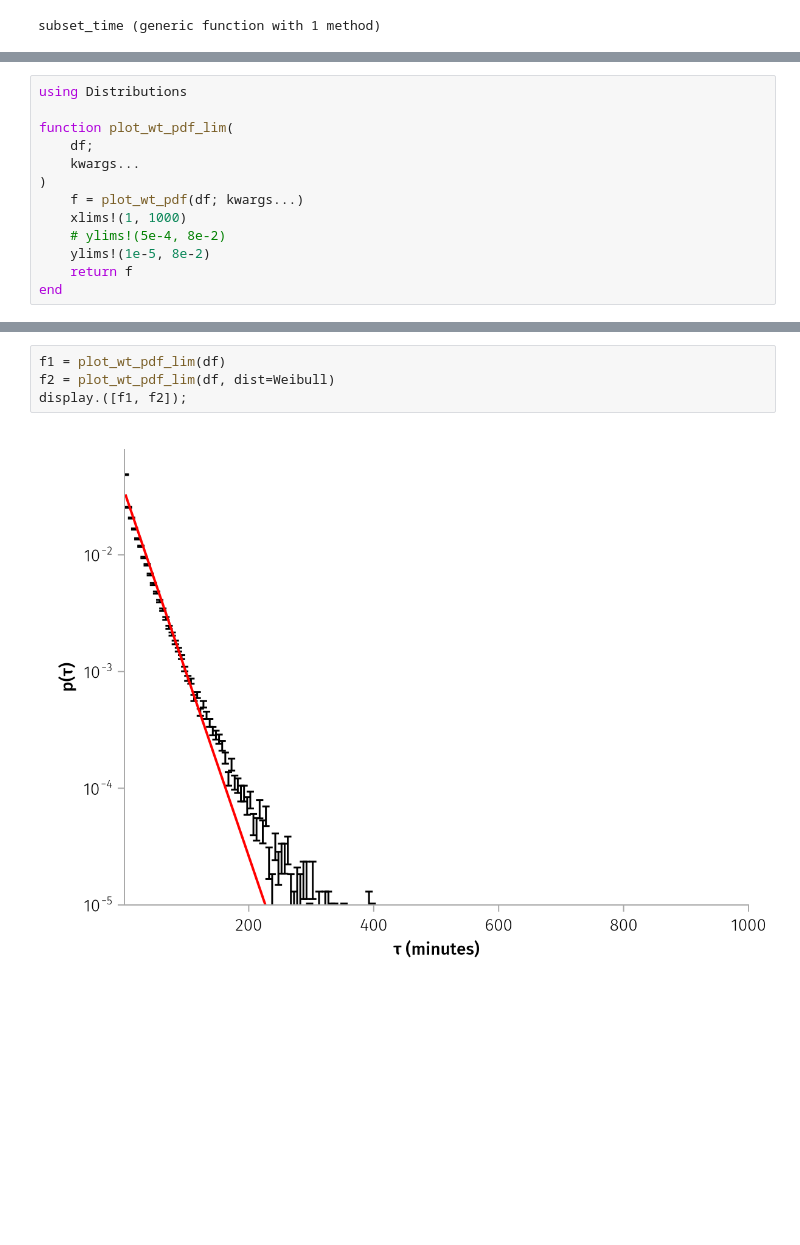
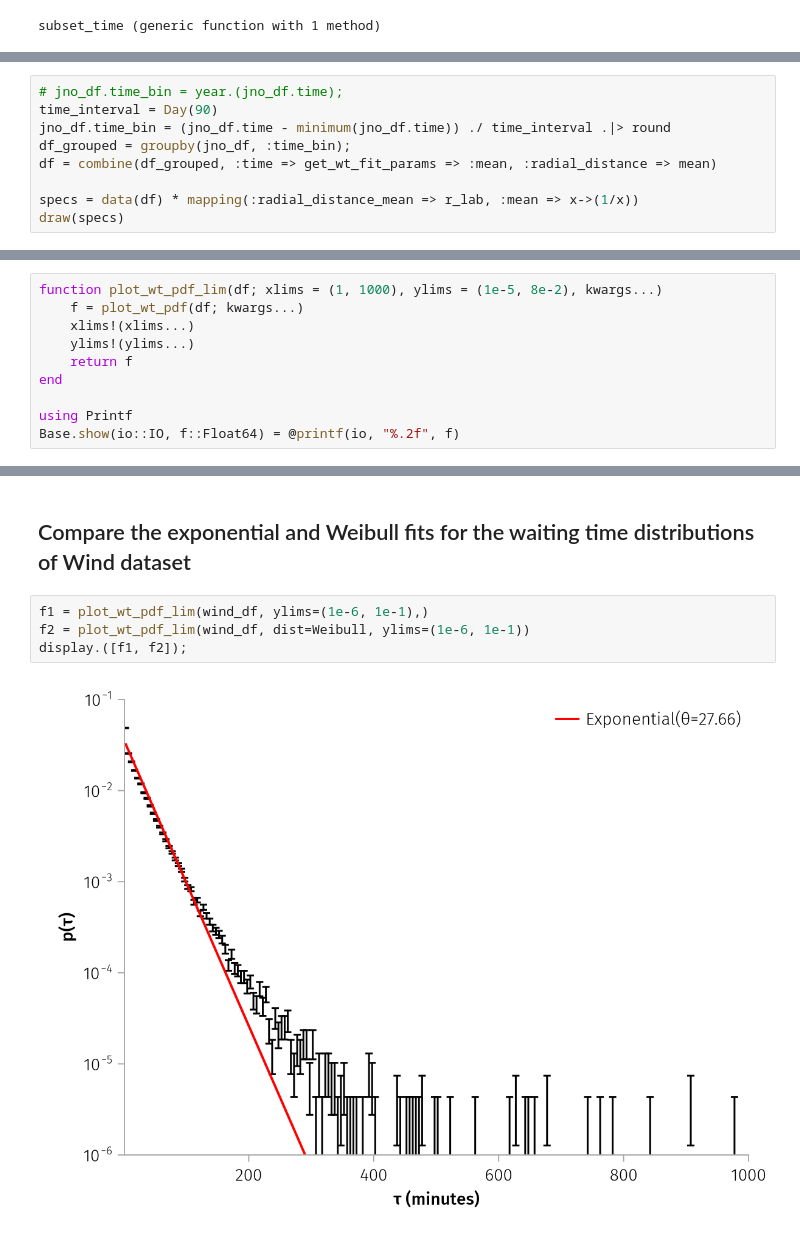
Before and after one commit to Beforerr/ids_spatial_evolution_juno, a Jupyter notebook: notebooks/02_waiting_time.ipynb, the cells around one changed output, grey strips where cells are left out. Cells and saved outputs as stored; diff of their text form; blank space fills up the shorter version.

```diff
--- a/notebooks/02_waiting_time.ipynb
+++ b/notebooks/02_waiting_time.ipynb
@@ -44,13 +57,0 @@ jno_df_s2 = subset_jno(jno_df, 5);
-# %%
-using Distributions
-
-function plot_wt_pdf_lim(
-    df;
-    kwargs...
-)
-    f = plot_wt_pdf(df; kwargs...)
-    xlims!(1, 1000)
-    # ylims!(5e-4, 8e-2)
-    ylims!(1e-5, 8e-2)
-    return f
-end
@@ -58,0 +65,9 @@ plot_wt_pdf_lim (generic function with 1 method)
+# %%
+# jno_df.time_bin = year.(jno_df.time);
+time_interval = Day(90)
+jno_df.time_bin = (jno_df.time - minimum(jno_df.time)) ./ time_interval .|> round
+df_grouped = groupby(jno_df, :time_bin);
+df = combine(df_grouped, :time => get_wt_fit_params => :mean, :radial_distance => mean)
+
+specs = data(df) * mapping(:radial_distance_mean => r_lab, :mean => x->(1/x))
+draw(specs)
@@ -59,3 +76,13 @@ plot_wt_pdf_lim (generic function with 1 method)
+# %%
+function plot_wt_pdf_lim(df; xlims = (1, 1000), ylims = (1e-5, 8e-2), kwargs...)
+    f = plot_wt_pdf(df; kwargs...)
+    xlims!(xlims...)
+    ylims!(ylims...)
+    return f
+end
+
+using Printf
+Base.show(io::IO, f::Float64) = @printf(io, "%.2f", f)
 # %%
 #| column: page
 #| layout-ncol: 3
@@ -74,6 +101,8 @@ display.(fgs_w);
+# %% [markdown]
+## Compare the exponential and Weibull fits for the waiting time distributions of Wind dataset
 # %%
-f1 = plot_wt_pdf_lim(df)
-f2 = plot_wt_pdf_lim(df, dist=Weibull)
+f1 = plot_wt_pdf_lim(wind_df, ylims=(1e-6, 1e-1),)
+f2 = plot_wt_pdf_lim(wind_df, dist=Weibull, ylims=(1e-6, 1e-1))
 display.([f1, f2]);
 # %% [output]
-[figure, old version]
+[figure, new version]
```
Also changed, not shown: parts of 10 cells of this notebook, 3 other files.
